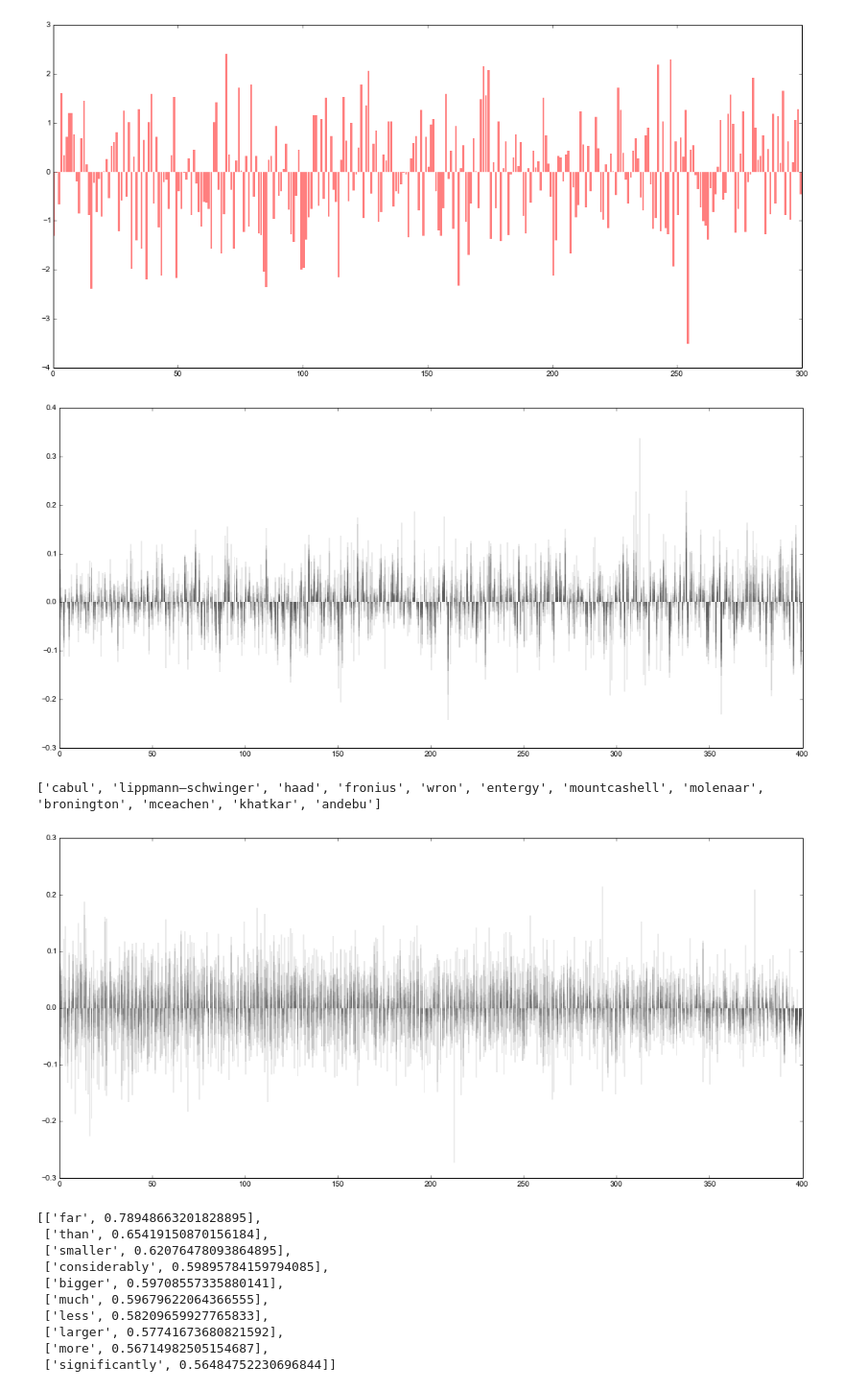
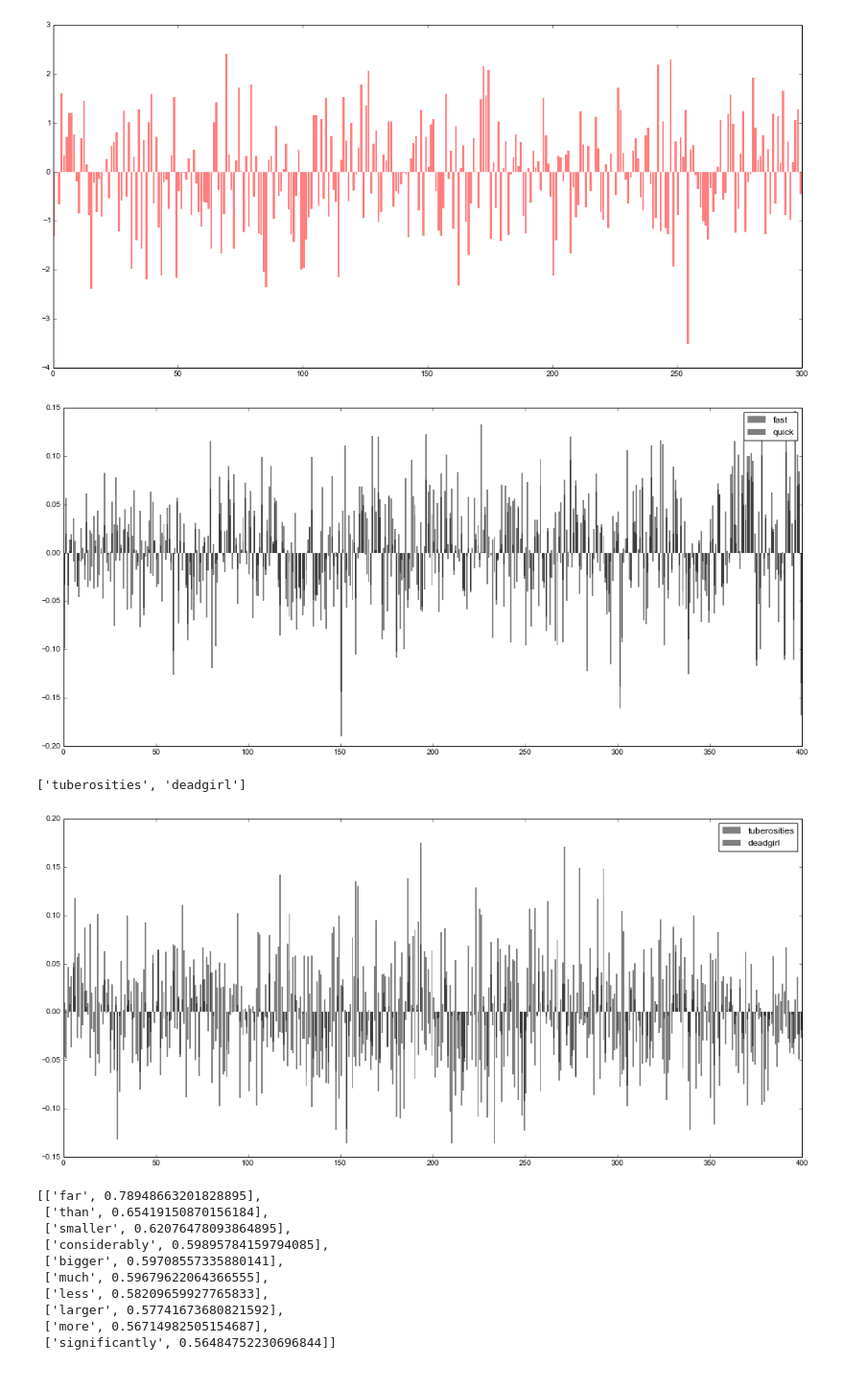
Before and after one commit to undertherain/vsmlib, a Jupyter notebook: python/matrices.ipynb, the cells around one changed output. Shown at 96% size. Saved outputs shown, nothing was run; the diff lists cells and outputs as text; code cells hidden in the pictures.

```diff
--- a/python/matrices.ipynb
+++ b/python/matrices.ipynb
@@ -312,23 +312,23 @@ er=row
 [figure]
 # %%
 #wordlist = ["apple","king","zero","france","car","circle","run","hot","myself"]
-wordlist = ["horse","dog","cat","rabbi","cow","lion","elephant","donkey","goat","kangaroo","sheep","wolf"]
-#wordlist = ["fast","quick"]
+#wordlist = ["horse","dog","cat","rabbi","cow","lion","elephant","donkey","goat","kangaroo","sheep","wolf"]
+wordlist = ["fast","quick"]
 #viz_wordlist(wordlist2)
 #wordlist = [i*2 for i in range(10)]
 #m_w2v.viz_wordlist(wordlist)
 m.viz_wordlist(wordlist)
 plt.savefig(m.name+"_animals.pdf")
 plt.show()
 wordlist = [random.choice(m.vocabulary.lst_words) for i in range(len(wordlist))]
 print(wordlist)
 m.viz_wordlist(wordlist)
 plt.savefig(m.name+"_random.pdf")
 plt.show()
 # %% [output]
-[figure, old version]
+[figure, new version]
-['cabul', 'lippmann–schwinger', 'haad', 'fronius', 'wron', 'entergy', 'mountcashell', 'molenaar', 'bronington', 'mceachen', 'khatkar', 'andebu']
+['tuberosities', 'deadgirl']
-[figure, old version]
+[figure, new version]
 # %%
 #vec= m_svd_scipy.get_row("small")
 #vec[-1]=-vec[-1]
```
Also changed, not shown: parts of 1 cell of this notebook, 5 other files.
